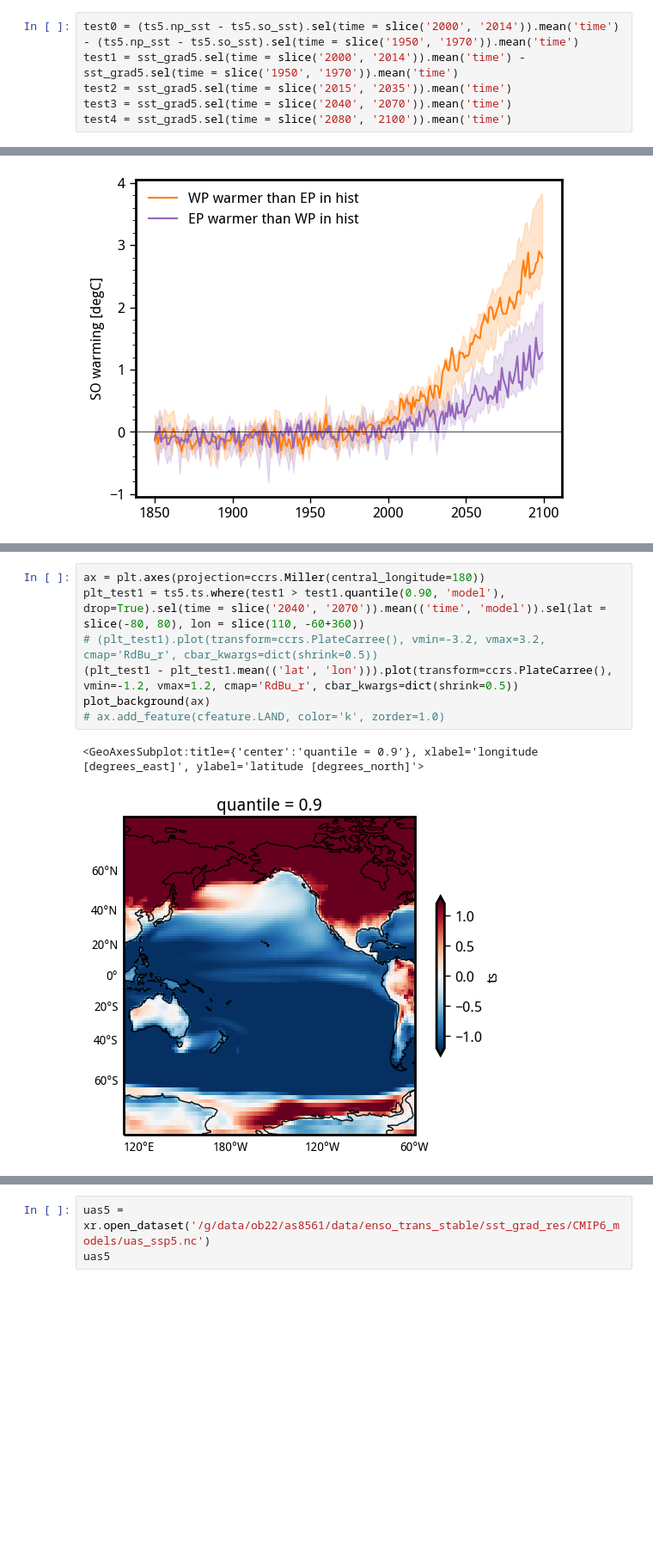
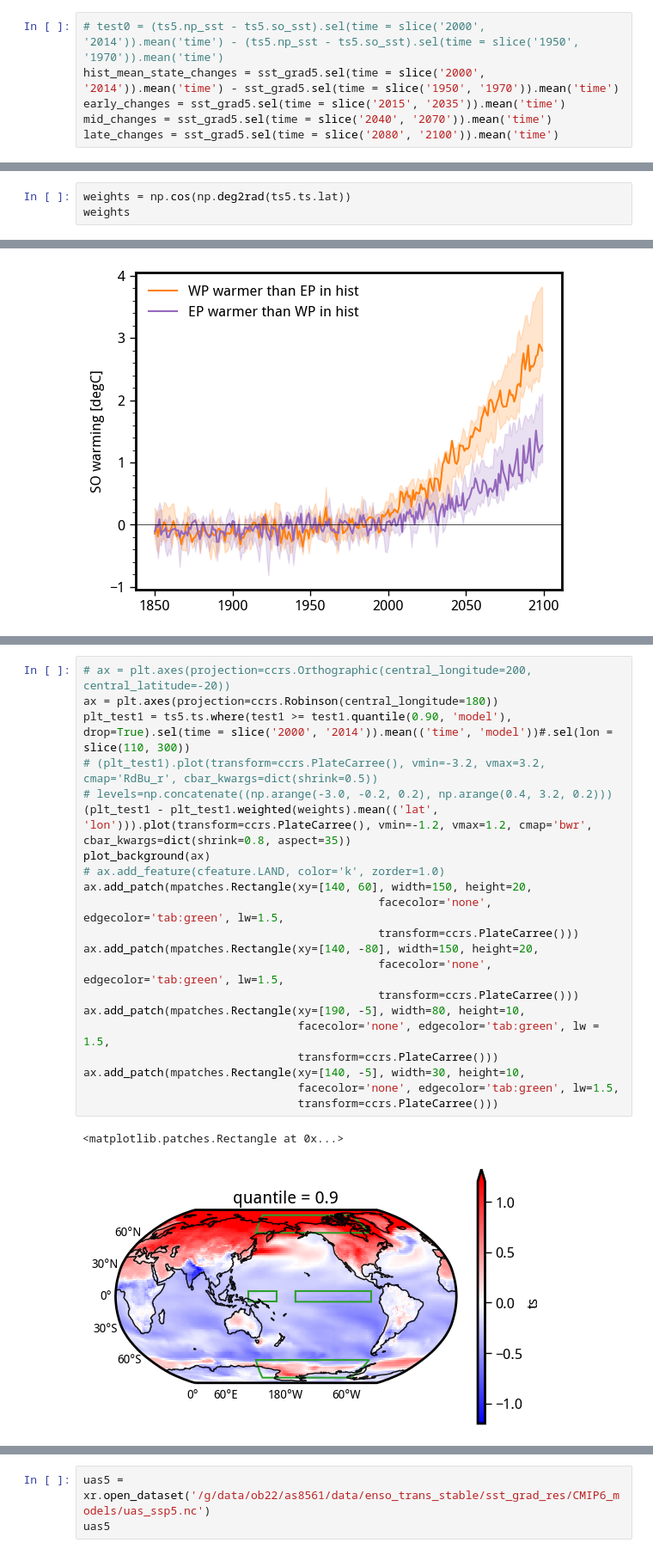
Before and after one commit to adisen99/net_zero_enso_pacific_changes, a Jupyter notebook: 01_cmip6_mean_state_ih_grad.ipynb, the cells around one changed output, grey strips where cells are left out. Shown at 86% size. Cells and saved outputs as stored; diff of their text form; blank space fills up the shorter version.

Commit message:
exploring CMORized code and remaking plots

```diff
--- a/01_cmip6_mean_state_ih_grad.ipynb
+++ b/01_cmip6_mean_state_ih_grad.ipynb
@@ -631,9 +631,9 @@ plt.axhline(0.0, color='k', lw=0.5)
 <matplotlib.lines.Line2D at 0x...>
 [figure]
 # %%
-test0 = (ts5.np_sst - ts5.so_sst).sel(time = slice('2000', '2014')).mean('time') - (ts5.np_sst - ts5.so_sst).sel(time = slice('1950', '1970')).mean('time')
-test1 = sst_grad5.sel(time = slice('2000', '2014')).mean('time') - sst_grad5.sel(time = slice('1950', '1970')).mean('time')
-test2 = sst_grad5.sel(time = slice('2015', '2035')).mean('time')
-test3 = sst_grad5.sel(time = slice('2040', '2070')).mean('time')
-test4 = sst_grad5.sel(time = slice('2080', '2100')).mean('time')
+# test0 = (ts5.np_sst - ts5.so_sst).sel(time = slice('2000', '2014')).mean('time') - (ts5.np_sst - ts5.so_sst).sel(time = slice('1950', '1970')).mean('time')
+hist_mean_state_changes = sst_grad5.sel(time = slice('2000', '2014')).mean('time') - sst_grad5.sel(time = slice('1950', '1970')).mean('time')
+early_changes = sst_grad5.sel(time = slice('2015', '2035')).mean('time')
+mid_changes = sst_grad5.sel(time = slice('2040', '2070')).mean('time')
+late_changes = sst_grad5.sel(time = slice('2080', '2100')).mean('time')
 # %%
@@ -649,3 +649,6 @@ plt.axhline(0.0, lw=0.5, color='k')
 # %% [output]
 <matplotlib.lines.Line2D at 0x...>
 [figure]
+# %%
+weights = np.cos(np.deg2rad(ts5.ts.lat))
+weights
@@ -691,11 +713,25 @@ plt.scatter((np_warming - so_warming), grad_weakening)
 # %%
-ax = plt.axes(projection=ccrs.Miller(central_longitude=180))
-plt_test1 = ts5.ts.where(test1 > test1.quantile(0.90, 'model'), drop=True).sel(time = slice('2040', '2070')).mean(('time', 'model')).sel(lat = slice(-80, 80), lon = slice(110, -60+360))
+# ax = plt.axes(projection=ccrs.Orthographic(central_longitude=200, central_latitude=-20))
+ax = plt.axes(projection=ccrs.Robinson(central_longitude=180))
+plt_test1 = ts5.ts.where(test1 >= test1.quantile(0.90, 'model'), drop=True).sel(time = slice('2000', '2014')).mean(('time', 'model'))#.sel(lon = slice(110, 300))
 # (plt_test1).plot(transform=ccrs.PlateCarree(), vmin=-3.2, vmax=3.2, cmap='RdBu_r', cbar_kwargs=dict(shrink=0.5))
-(plt_test1 - plt_test1.mean(('lat', 'lon'))).plot(transform=ccrs.PlateCarree(), vmin=-1.2, vmax=1.2, cmap='RdBu_r', cbar_kwargs=dict(shrink=0.5))
+# levels=np.concatenate((np.arange(-3.0, -0.2, 0.2), np.arange(0.4, 3.2, 0.2)))
+(plt_test1 - plt_test1.weighted(weights).mean(('lat', 'lon'))).plot(transform=ccrs.PlateCarree(), vmin=-1.2, vmax=1.2, cmap='bwr', cbar_kwargs=dict(shrink=0.8, aspect=35))
 plot_background(ax)
 # ax.add_feature(cfeature.LAND, color='k', zorder=1.0)
+ax.add_patch(mpatches.Rectangle(xy=[140, 60], width=150, height=20,
+                                            facecolor='none', edgecolor='tab:green', lw=1.5,
+                                            transform=ccrs.PlateCarree()))
+ax.add_patch(mpatches.Rectangle(xy=[140, -80], width=150, height=20,
+                                            facecolor='none', edgecolor='tab:green', lw=1.5,
+                                            transform=ccrs.PlateCarree()))
+ax.add_patch(mpatches.Rectangle(xy=[190, -5], width=80, height=10,
+                                facecolor='none', edgecolor='tab:green', lw = 1.5,
+                                transform=ccrs.PlateCarree()))
+ax.add_patch(mpatches.Rectangle(xy=[140, -5], width=30, height=10,
+                                facecolor='none', edgecolor='tab:green', lw=1.5,
+                                transform=ccrs.PlateCarree()))
 # %% [output]
-<GeoAxesSubplot:title={'center':'quantile = 0.9'}, xlabel='longitude [degrees_east]', ylabel='latitude [degrees_north]'>
+<matplotlib.patches.Rectangle at 0x...>
-[figure, old version]
+[figure, new version]
 # %%
```
Also changed, not shown: parts of 23 cells of this notebook, 1 other file.
